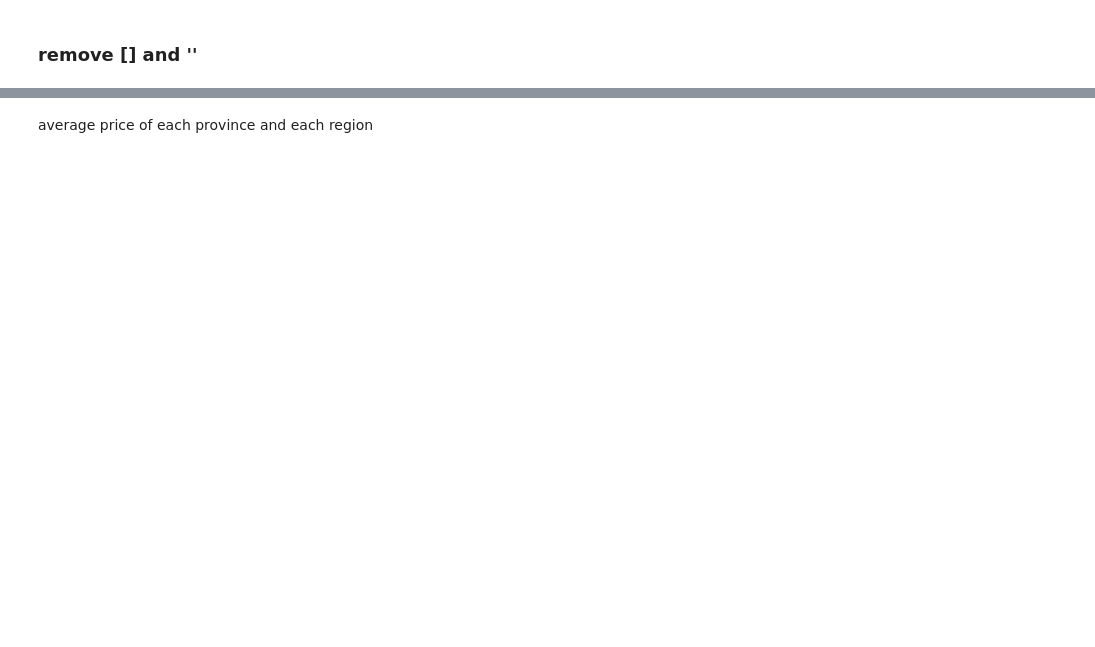
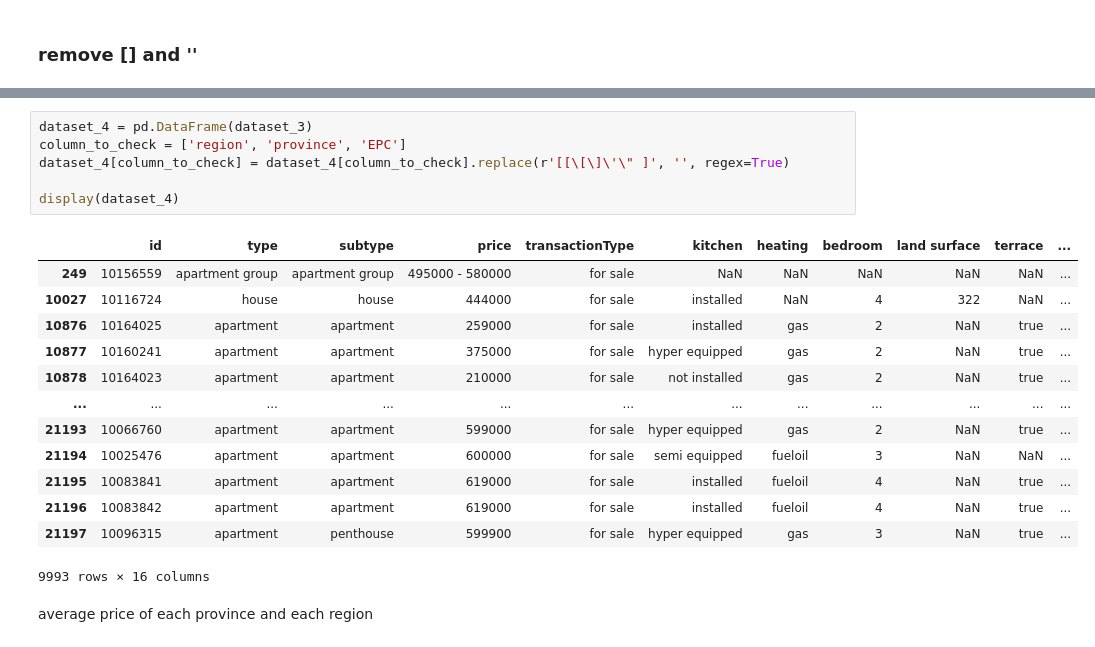
Before and after one commit to duckduckyaya/real-estate-price-prediction, a Jupyter notebook: data-acquisition/cleaning-data.ipynb, the cells around one changed output, grey strips where cells are left out. Saved outputs shown, nothing was run; the diff lists cells and outputs as text; blank space fills up the shorter version.

```diff
--- a/data-acquisition/cleaning-data.ipynb
+++ b/data-acquisition/cleaning-data.ipynb
@@ -69,2 +86,22 @@ rename each column
+# %%
+dataset_4 = pd.DataFrame(dataset_3)
+column_to_check = ['region', 'province', 'EPC']
+dataset_4[column_to_check] = dataset_4[column_to_check].replace(r'[[\[\]\'\" ]', '', regex=True)
+
+display(dataset_4)
+# %% [output]
+|  | id | type | subtype | price | transactionType | kitchen | heating | bedroom | land surface | terrace | ... |
+| 249 | 10156559 | apartment group | apartment group | 495000 - 580000 | for sale | NaN | NaN | NaN | NaN | NaN | ... |
+| 10027 | 10116724 | house | house | 444000 | for sale | installed | NaN | 4 | 322 | NaN | ... |
+| 10876 | 10164025 | apartment | apartment | 259000 | for sale | installed | gas | 2 | NaN | true | ... |
+| 10877 | 10160241 | apartment | apartment | 375000 | for sale | hyper equipped | gas | 2 | NaN | true | ... |
+| 10878 | 10164023 | apartment | apartment | 210000 | for sale | not installed | gas | 2 | NaN | true | ... |
+| ... | ... | ... | ... | ... | ... | ... | ... | ... | ... | ... | ... |
+| 21193 | 10066760 | apartment | apartment | 599000 | for sale | hyper equipped | gas | 2 | NaN | true | ... |
+| 21194 | 10025476 | apartment | apartment | 600000 | for sale | semi equipped | fueloil | 3 | NaN | NaN | ... |
+| 21195 | 10083841 | apartment | apartment | 619000 | for sale | installed | fueloil | 4 | NaN | true | ... |
+| 21196 | 10083842 | apartment | apartment | 619000 | for sale | installed | fueloil | 4 | NaN | true | ... |
+| 21197 | 10096315 | apartment | penthouse | 599900 | for sale | hyper equipped | gas | 3 | NaN | true | ... |
+9993 rows × 16 columns
 # %% [markdown]
 average price of each province and each region
```
Also changed, not shown: parts of 5 cells of this notebook.
